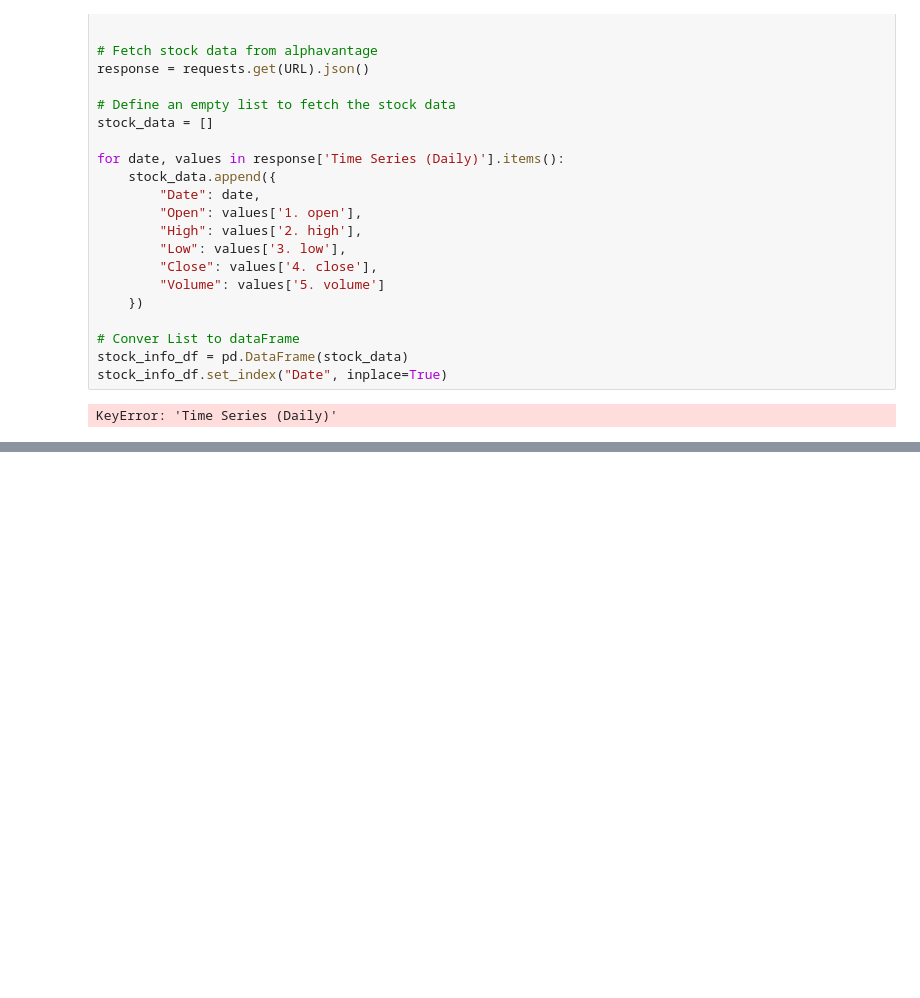
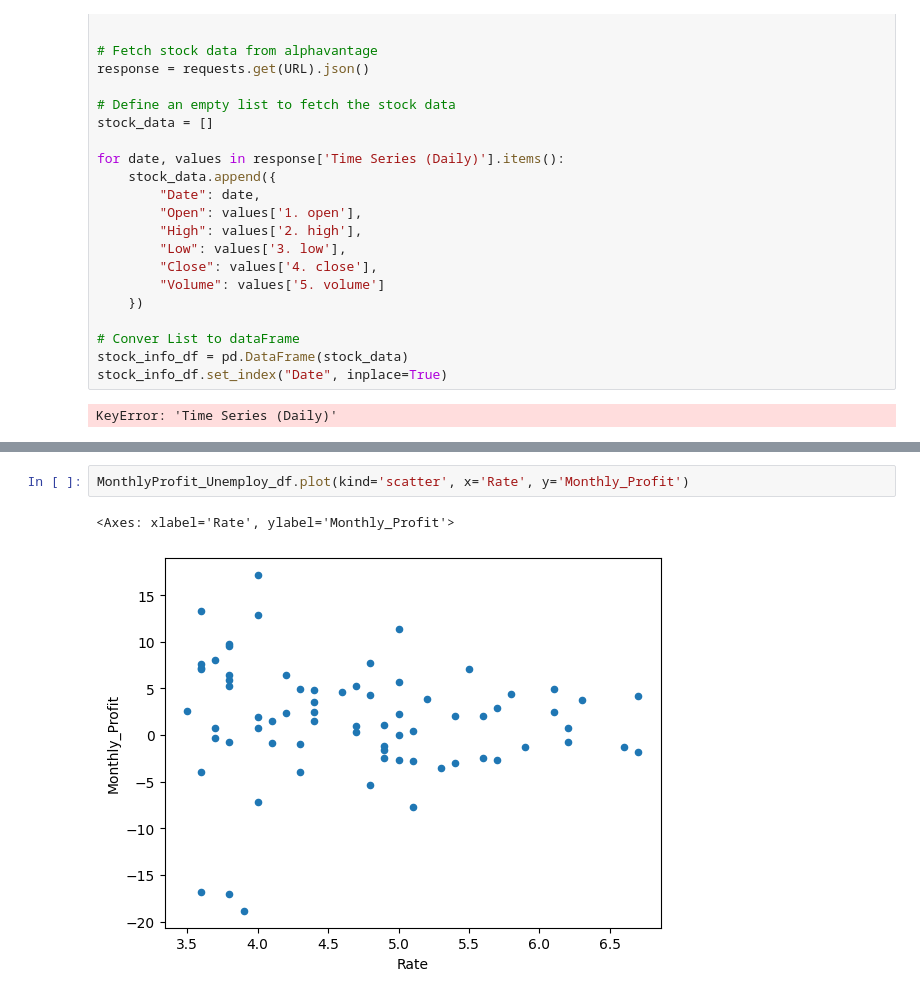
Before and after one commit to OwenNam001/project1_group1, a Jupyter notebook: StockAnalysis/Monthly_Unemployeement_Jun.ipynb, the cells around one changed output, grey strips where cells are left out. Cells and saved outputs as stored; diff of their text form; blank space fills up the shorter version.

```diff
--- a/StockAnalysis/Monthly_Unemployeement_Jun.ipynb
+++ b/StockAnalysis/Monthly_Unemployeement_Jun.ipynb
@@ -182,0 +183,5 @@ MonthlyProfit_Unemploy_df
+# %%
+MonthlyProfit_Unemploy_df.plot(kind='scatter', x='Rate', y='Monthly_Profit')
+# %% [output]
+<Axes: xlabel='Rate', ylabel='Monthly_Profit'>
+[figure, added]
```
Also changed, not shown: parts of 3 cells of this notebook, 2 other files.
